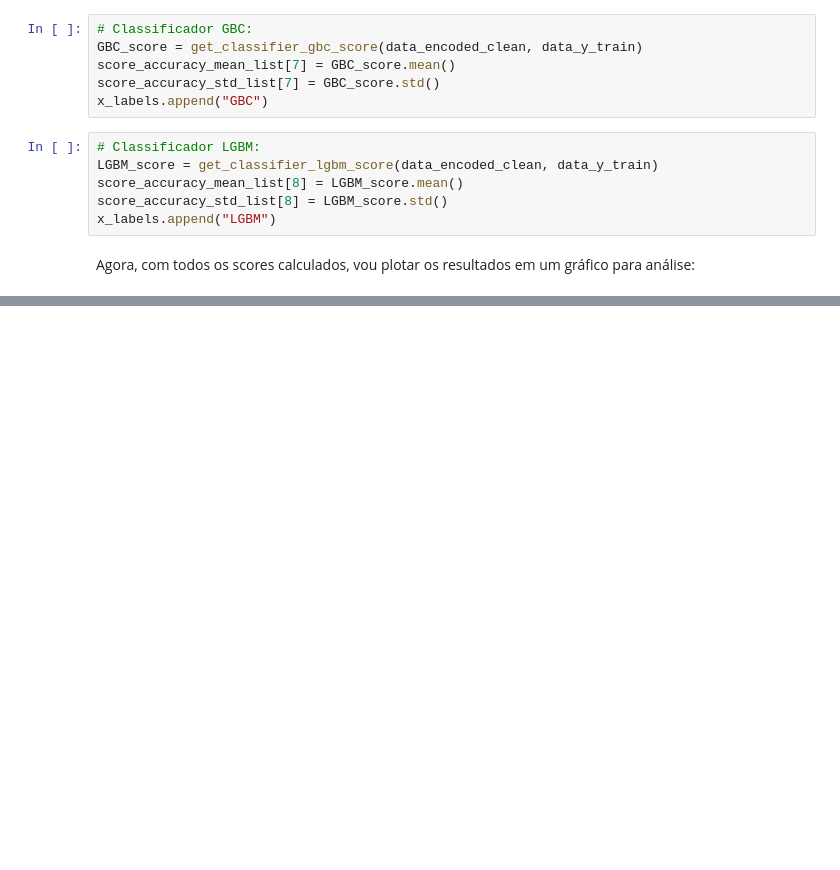
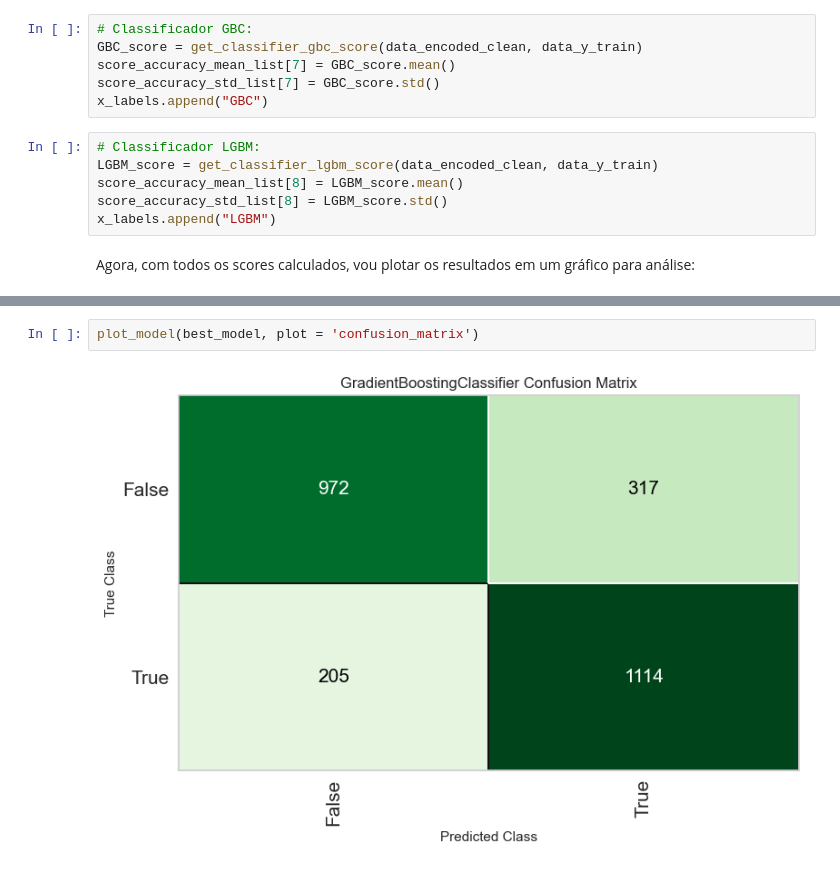
Before and after one commit to henriquemf/projeto-machine-learning, a Jupyter notebook: projeto.ipynb, the cells around one changed output, grey strips where cells are left out. Drawn from its saved outputs; the diff is of its cells as text; blank space fills up the shorter version.

```diff
--- a/projeto.ipynb
+++ b/projeto.ipynb
@@ -928,0 +1054,4 @@ pd.DataFrame({
+# %%
+plot_model(best_model, plot = 'confusion_matrix')
+# %% [output]
+[figure, added]
```
Also changed, not shown: parts of 27 cells of this notebook, 1 other file.
